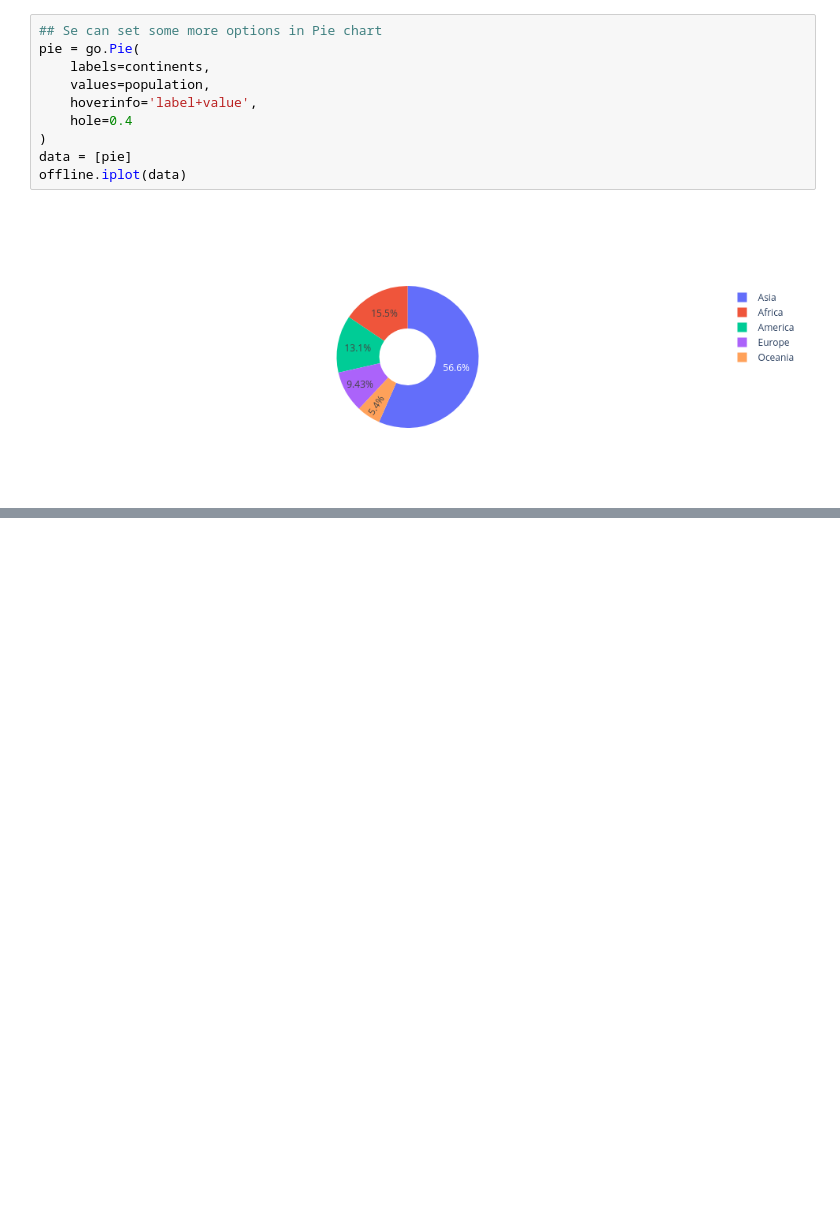
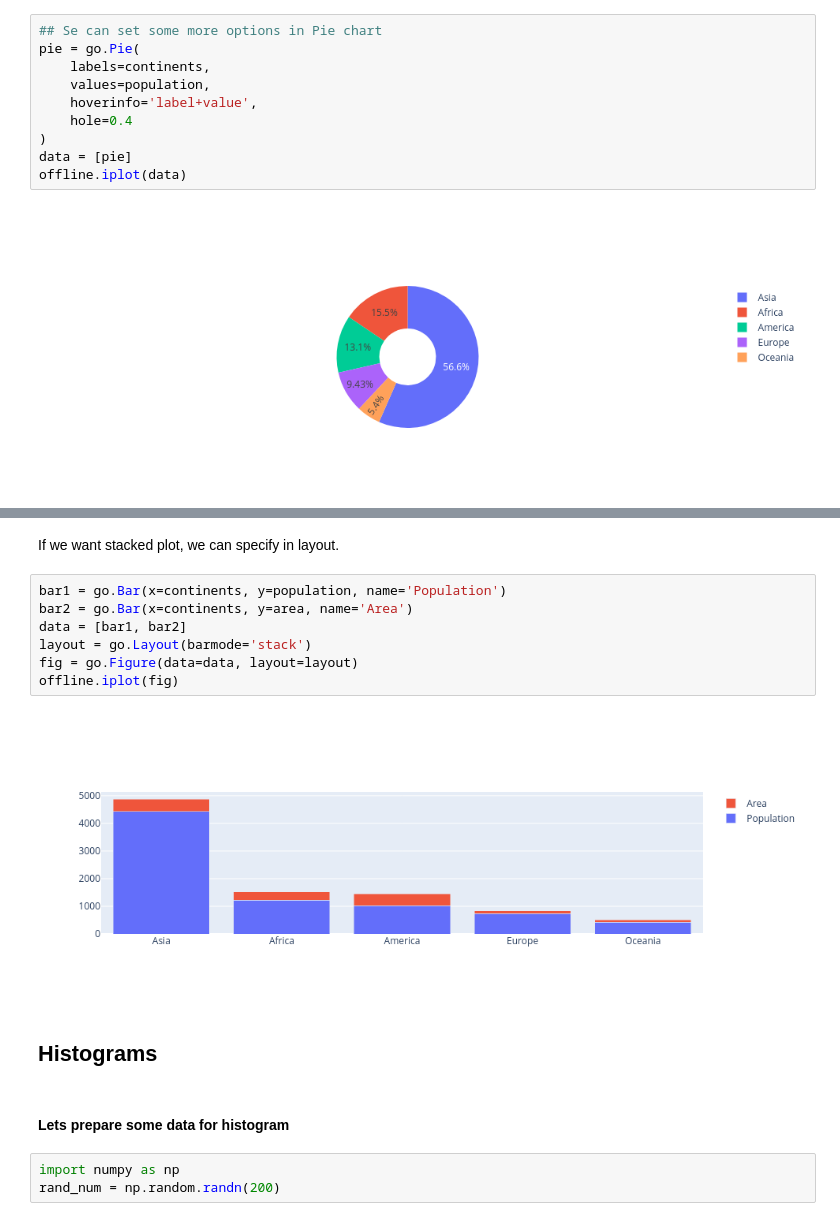
Before and after one commit to shakeelansari63/Training, a Jupyter notebook: PY-VISUALIZATION/14-Basic Plots in Plotly.ipynb, the cells around one changed output, grey strips where cells are left out. Saved outputs shown, nothing was run; the diff lists cells and outputs as text; blank space fills up the shorter version.

```diff
--- a/PY-VISUALIZATION/14-Basic Plots in Plotly.ipynb
+++ b/PY-VISUALIZATION/14-Basic Plots in Plotly.ipynb
@@ -142,0 +177,18 @@ offline.iplot(data)
+# %% [markdown]
+If we want stacked plot, we can specify in layout.
+# %%
+bar1 = go.Bar(x=continents, y=population, name='Population')
+bar2 = go.Bar(x=continents, y=area, name='Area')
+data = [bar1, bar2]
+layout = go.Layout(barmode='stack')
+fig = go.Figure(data=data, layout=layout)
+offline.iplot(fig)
+# %% [output]
+[figure, added]
+# %% [markdown]
+## Histograms
+# %% [markdown]
+#### Lets prepare some data for histogram
+# %%
+import numpy as np
+rand_num = np.random.randn(200)
```
Also changed, not shown: parts of 46 cells of this notebook.
